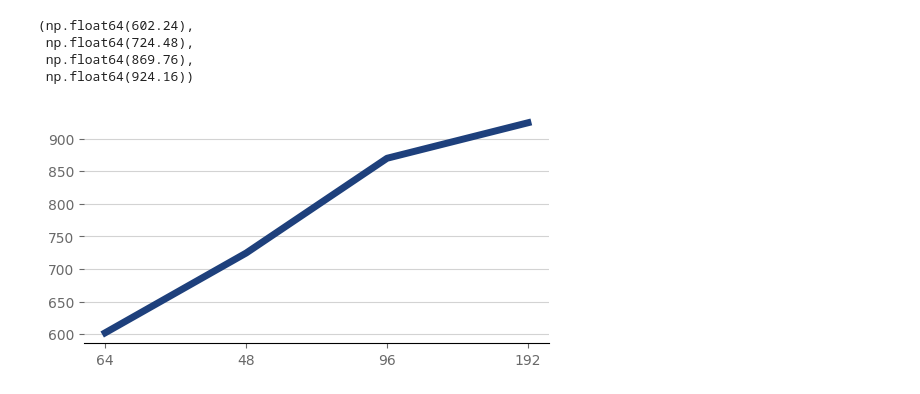
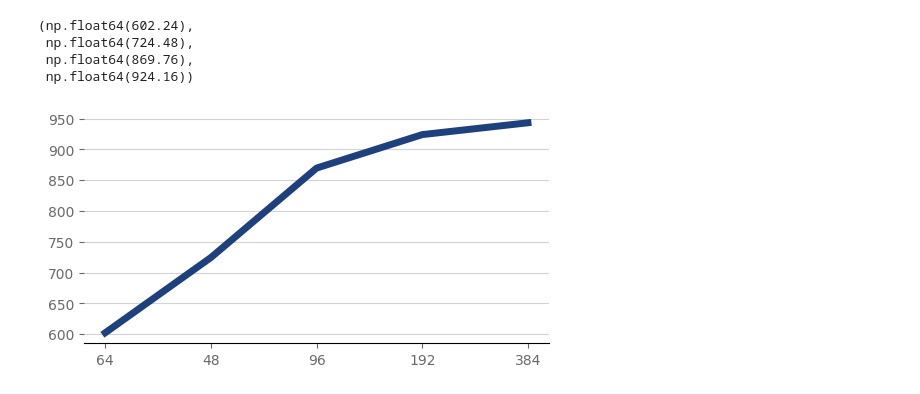
Before and after one commit to PSU-AI801-Group1-Fall-2024/2048-experiments, a Jupyter notebook: data-synthensis.ipynb, the cells around one changed output. Saved outputs shown, nothing was run; the diff lists cells and outputs as text; code cells hidden in the pictures.

```diff
--- a/data-synthensis.ipynb
+++ b/data-synthensis.ipynb
@@ -525,14 +534,15 @@ line_plot(x, y, color_psu_pugh_blue)
  np.float64(869.76),
  np.float64(924.16))
 # %%
-x = [64, 48, 96, 192]
+x = [64, 48, 96, 192, 384]
 y = [
     df_mcts_24['Max Tile'].mean(),
     df_mcts_48['Max Tile'].mean(),
     df_mcts_96['Max Tile'].mean(),
     df_mcts_192['Max Tile'].mean(),
+    df_mcts_384['Max Tile'].mean(),
 ]
 
 line_plot(x, y)
 # %% [output]
-[figure, old version]
+[figure, new version]
```
Also changed, not shown: parts of 7 cells of this notebook.
